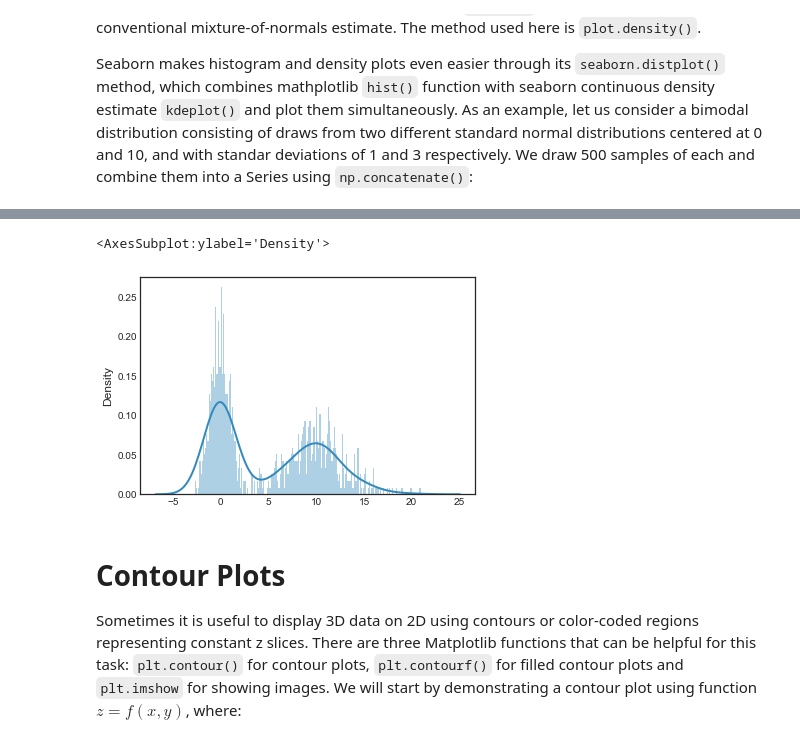
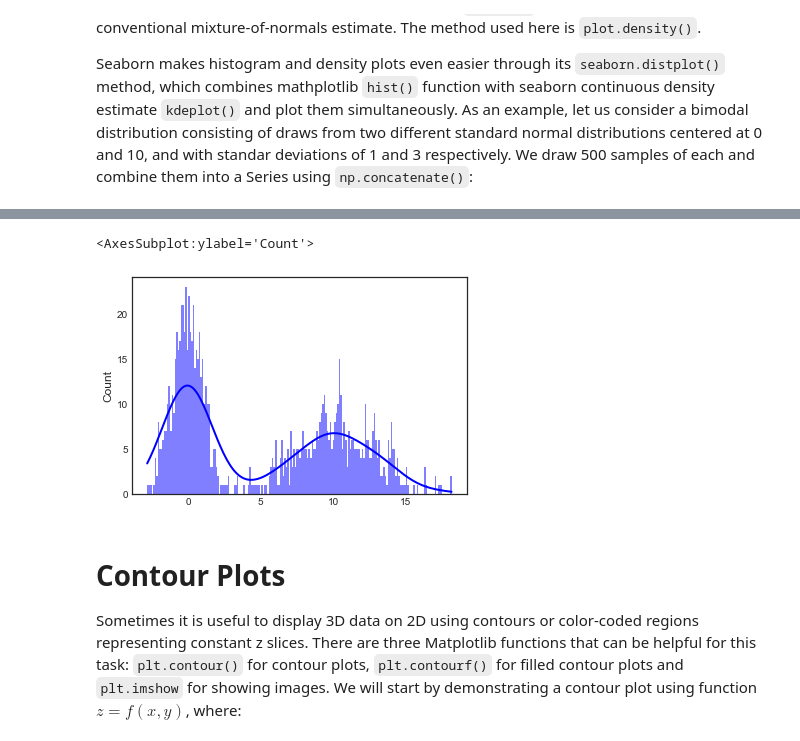
Before and after one commit to igaribay/DSSwithPython, a Jupyter notebook: DSS-Week06/Notebook/DSS-Unit06-Lecture01.ipynb, the cells around one changed output, grey strips where cells are left out. Saved outputs shown, nothing was run; the diff lists cells and outputs as text; code cells hidden in the pictures.

```diff
--- a/DSS-Week06/Notebook/DSS-Unit06-Lecture01.ipynb
+++ b/DSS-Week06/Notebook/DSS-Unit06-Lecture01.ipynb
@@ -341,8 +341,8 @@ values.plot()
 # %%
-sns.distplot(values, bins = 200)
+sns.histplot(values, bins = 200, kde = True, linewidth = 0)
 # %% [output]
-<AxesSubplot:ylabel='Density'>
+<AxesSubplot:ylabel='Count'>
-[figure, old version]
+[figure, new version]
 # %% [markdown]
 # Contour Plots
 Sometimes it is useful to display 3D data on 2D using contours or color-coded regions representing constant z slices. There are three Matplotlib functions that can be helpful for this task: <code>plt.contour()</code> for contour plots, <code>plt.contourf()</code>  for filled contour plots and <code>plt.imshow</code> for showing images. We will start by demonstrating a contour plot using function $z=f(x,y)$, where:
```
Also changed, not shown: parts of 26 cells of this notebook.
